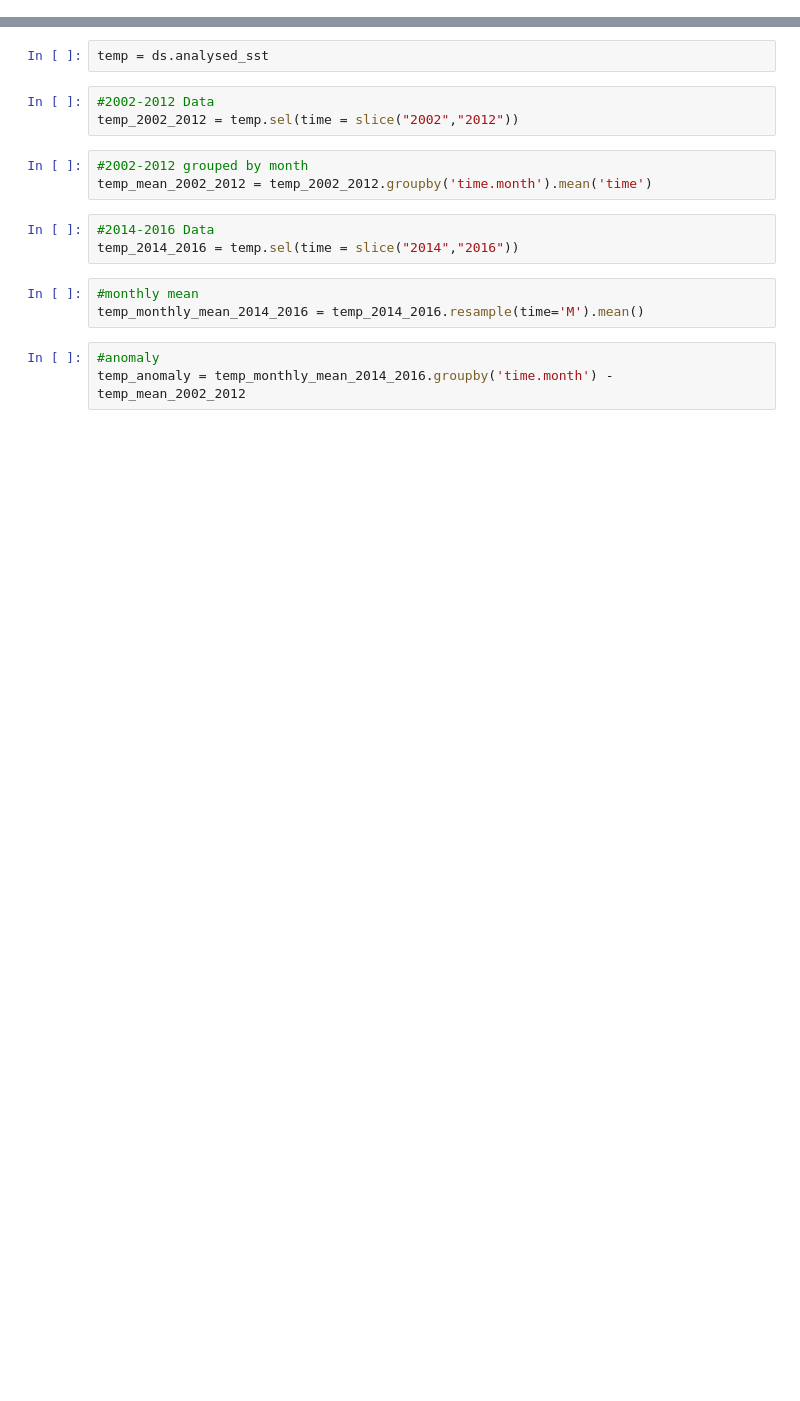
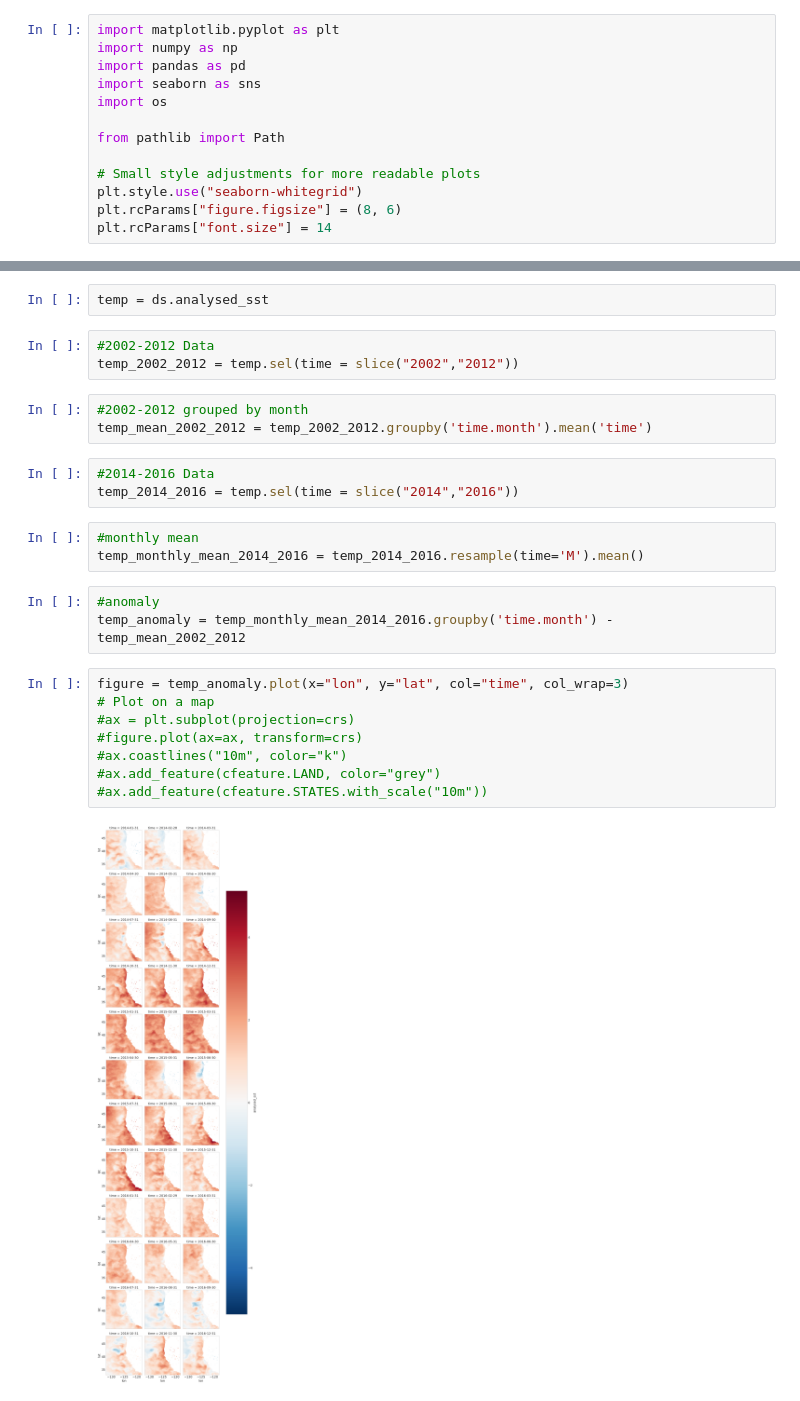
Before and after one commit to Jhartanto30/hw03-Group21, a Jupyter notebook: climate-Q04.ipynb, the cells around one changed output, grey strips where cells are left out. Cells and saved outputs as stored; diff of their text form; blank space fills up the shorter version.

Commit message:
figure but wrong, need for loop

```diff
--- a/climate-Q04.ipynb
+++ b/climate-Q04.ipynb
@@ -14,6 +14,19 @@ warnings.simplefilter("ignore")  # filter some warning messages
 
 # code features from https://scitools.org.uk/cartopy/docs/v0.14/matplotlib/feature_interface.html
 crs = ccrs.PlateCarree()  # set projection
+# %%
+import matplotlib.pyplot as plt
+import numpy as np
+import pandas as pd
+import seaborn as sns
+import os
+
+from pathlib import Path
+
+# Small style adjustments for more readable plots
+plt.style.use("seaborn-whitegrid")
+plt.rcParams["figure.figsize"] = (8, 6)
+plt.rcParams["font.size"] = 14
 # %%
 ds = xr.open_dataset("~/shared/climate-data/ds_hw.nc")
 ds
@@ -52,3 +65,13 @@ temp_monthly_mean_2014_2016 = temp_2014_2016.resample(time='M').mean()
 # %%
 #anomaly
 temp_anomaly = temp_monthly_mean_2014_2016.groupby('time.month') - temp_mean_2002_2012
+# %%
+figure = temp_anomaly.plot(x="lon", y="lat", col="time", col_wrap=3)
+# Plot on a map
+#ax = plt.subplot(projection=crs)
+#figure.plot(ax=ax, transform=crs)
+#ax.coastlines("10m", color="k")
+#ax.add_feature(cfeature.LAND, color="grey")
+#ax.add_feature(cfeature.STATES.with_scale("10m"))
+# %% [output]
+[figure, added]
```
